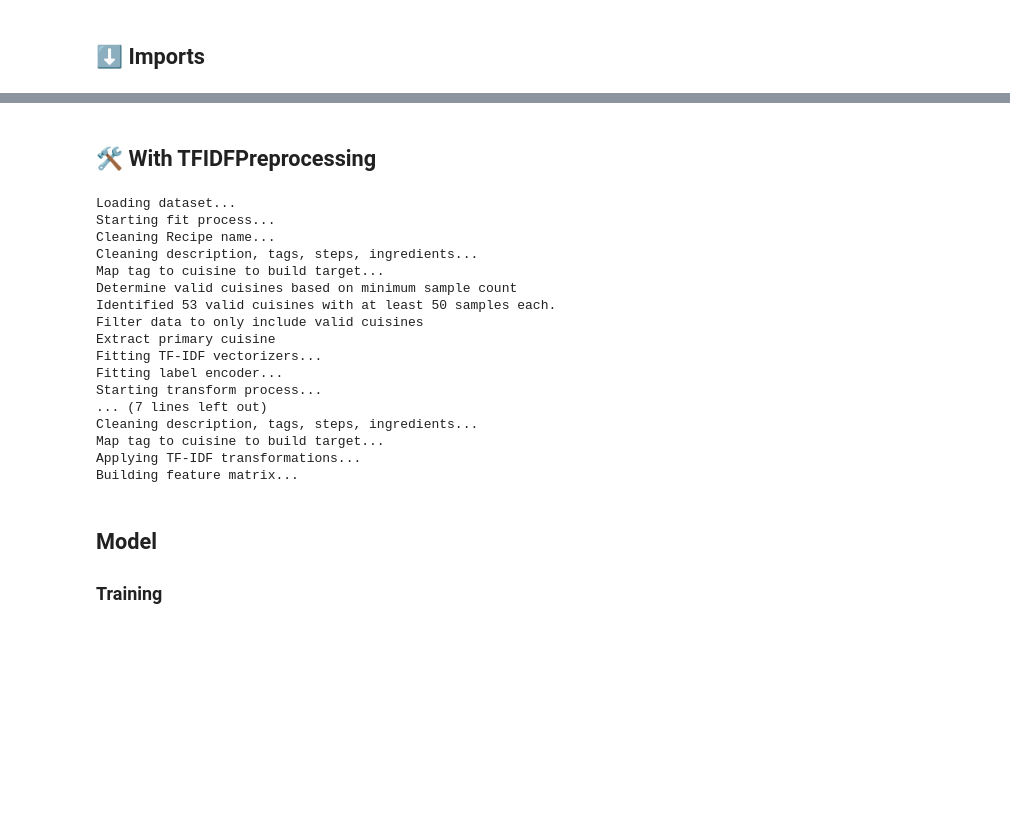
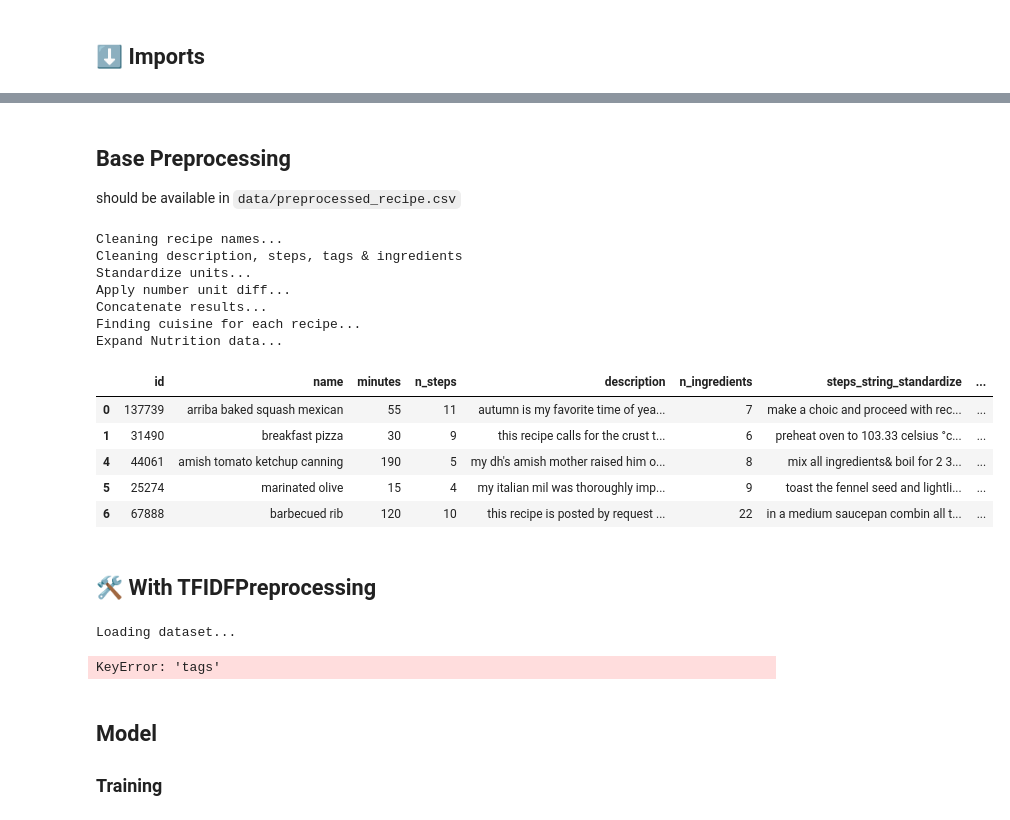
Before and after one commit to milik0/recipe-nlp, a Jupyter notebook: notebooks/classification/multinomial_nb.ipynb, the cells around one changed output, grey strips where cells are left out. Cells and saved outputs as stored; diff of their text form; code cells hidden in the pictures; blank space fills up the shorter version.

```diff
--- a/notebooks/classification/multinomial_nb.ipynb
+++ b/notebooks/classification/multinomial_nb.ipynb
@@ -23,30 +22,42 @@ from tfidf_preprocessing import TFIDFPreprocessing
+# %% [markdown]
+## Base Preprocessing
+
+should be available in `data/preprocessed_recipe.csv`
+# %%
+if not os.path.exists("../../data/preprocessed_recipe.csv"):
+    base_preprocessor = BasePreprocessing()
+    raw_data = base_preprocessor.load('../../data/RAW_recipes.csv')
+    data = base_preprocessor.transform(raw_data)
+    data.to_csv("../../data/preprocessed_recipe.csv")
+else:
+    data = pd.read_csv("../../data/preprocessed_recipe.csv")
+data.head()
+# %% [output]
+Cleaning recipe names...
+Cleaning description, steps, tags & ingredients
+Standardize units...
+Apply number unit diff...
+Concatenate results...
+Finding cuisine for each recipe...
+Expand Nutrition data...
+|  | id | name | minutes | n_steps | description | n_ingredients | steps_string_standardize | ... |
+| 0 | 137739 | arriba baked squash mexican | 55 | 11 | autumn is my favorite time of yea... | 7 | make a choic and proceed with rec... | ... |
+| 1 | 31490 | breakfast pizza | 30 | 9 | this recipe calls for the crust t... | 6 | preheat oven to 103.33 celsius °c... | ... |
+| 4 | 44061 | amish tomato ketchup canning | 190 | 5 | my dh's amish mother raised him o... | 8 | mix all ingredients& boil for 2 3... | ... |
+| 5 | 25274 | marinated olive | 15 | 4 | my italian mil was thoroughly imp... | 9 | toast the fennel seed and lightli... | ... |
+| 6 | 67888 | barbecued rib | 120 | 10 | this recipe is posted by request ... | 22 | in a medium saucepan combin all t... | ... |
 # %% [markdown]
 ## 🛠️ With TFIDFPreprocessing
 # %%
 preprocessor = TFIDFPreprocessing()
-data = preprocessor.load('../../data/RAW_recipes.csv')
+data = preprocessor.load('../../data/preprocessed_recipe.csv')
 train_data, test_data = train_test_split(data, test_size=0.2, random_state=42)
 preprocessor.fit(train_data)
 X_train, y_train = preprocessor.transform(train_data)
 X_test, y_test = preprocessor.transform(test_data)
 # %% [output]
 Loading dataset...
-Starting fit process...
-Cleaning Recipe name...
-Cleaning description, tags, steps, ingredients...
-Map tag to cuisine to build target...
-Determine valid cuisines based on minimum sample count
-Identified 53 valid cuisines with at least 50 samples each.
-Filter data to only include valid cuisines
-Extract primary cuisine
-Fitting TF-IDF vectorizers...
-Fitting label encoder...
-Starting transform process...
-... (7 lines left out)
-Cleaning description, tags, steps, ingredients...
-Map tag to cuisine to build target...
-Applying TF-IDF transformations...
-Building feature matrix...
+KeyError: 'tags'
 # %% [markdown]
 ## Model
 
```
Also changed, not shown: parts of 2 cells of this notebook, 13 other files.
